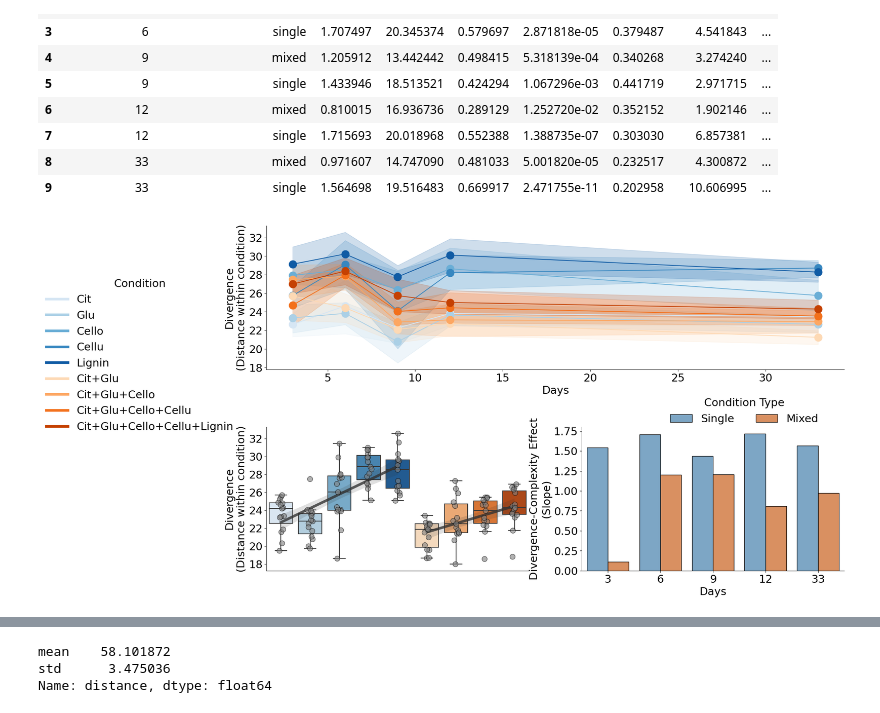
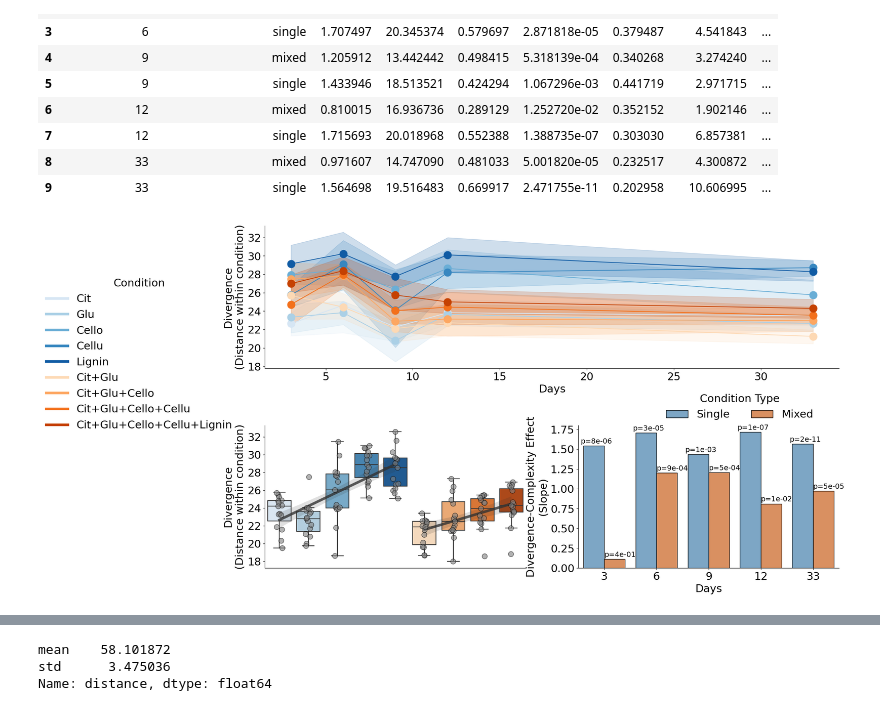
Before and after one commit to segrelab/MetabolicComplexityDivergence, a Jupyter notebook: env_complexity_publication_figures.ipynb, the cells around one changed output, grey strips where cells are left out. Saved outputs shown, nothing was run; the diff lists cells and outputs as text; code cells hidden in the pictures.

Commit message:
Figure 2f pvalues

```diff
--- a/env_complexity_publication_figures.ipynb
+++ b/env_complexity_publication_figures.ipynb
@@ -360,34 +360,42 @@ with plt.rc_context({'font.size': fontsize}):
     ## Final timepoint boxplot
     ax2 = axs['boxplot']
     derep_final = derep_same_conditions[derep_same_conditions.sample1_transfer.eq('T10')].reset_index(drop=True)
     derep_final['sample1_condition_number'] = derep_final.sample1_condition_number - 2
 
     kwargs = dict(x='sample1_condition', y='distance', data=derep_final, order=conditions.values(), ax=ax2)
     sns.boxplot(**kwargs, palette=condition_pal, showfliers=False)
     sns.stripplot(**kwargs, edgecolor='k', size=10, linewidth=1, color='.5', alpha=.6)
 
     # Lines
     kwargs = dict(x='sample1_condition_number', y='distance', scatter=False, line_kws={'linewidth': 5, 'alpha': .8}, color='.2', ax=ax2)
     sns.regplot(**kwargs, data=derep_final[derep_final.sample1_condition_type.eq('single')])
     sns.regplot(**kwargs, data=derep_final[derep_final.sample1_condition_type.eq('mixed')])
     ax2.set_xticks([])
     ax2.set_xlabel('')
     ax2.set_ylabel('Divergence\n(Distance within condition)')
 
     ## Slope bars
     ax3 = axs['bars']
     single_color = np.mean([v for k, v in condition_pal.items() if '+' not in k], 0)
     mixed_color = np.mean([v for k, v in condition_pal.items() if '+' in k], 0)
     single_mixed_pal = dict(zip(['Single', 'Mixed'], [single_color, mixed_color]))
 
     sns.barplot(x='sample1_days', y='slope', hue='condition_type', data=linregress_stats, edgecolor='k', hue_order=['Single', 'Mixed'], palette=single_mixed_pal, ax=ax3)
-    plt.xlabel('Days')
-    plt.ylabel('Divergence-Complexity Effect\n(Slope)')
-    plt.legend(bbox_to_anchor=(.3, .95), frameon=False, title='Condition Type', ncol=2)
+    for i, day in enumerate(sorted(linregress_stats.sample1_days.unique())):
+        for offset, condition in enumerate(['single', 'mixed']):
+            condition_stats = linregress_stats[linregress_stats.sample1_days.eq(day) & linregress_stats.sample1_condition_type.eq(condition)].squeeze()
+            pval = f'p={condition_stats.pvalue:.0e}'
+            x_pos = i - .15 + offset * .45
+            y_pos = condition_stats.slope + .03
+            ax3.annotate(pval, (x_pos, y_pos), horizontalalignment='center', fontsize=14)
+
+    ax3.set_xlabel('Days')
+    ax3.set_ylabel('Divergence-Complexity Effect\n(Slope)')
+    ax3.legend(bbox_to_anchor=(.3, .97), frameon=False, title='Condition Type', ncol=2)
 
 
 sns.despine()
 plt.savefig('publication_figures/divergence_timeseries+finaltimepoint', transparent=True, dpi=300, bbox_inches='tight')
 plt.show()
 # %% [output]
-[figure, old version]
+[figure, new version]
```
Also changed, not shown: parts of 3 cells of this notebook.
